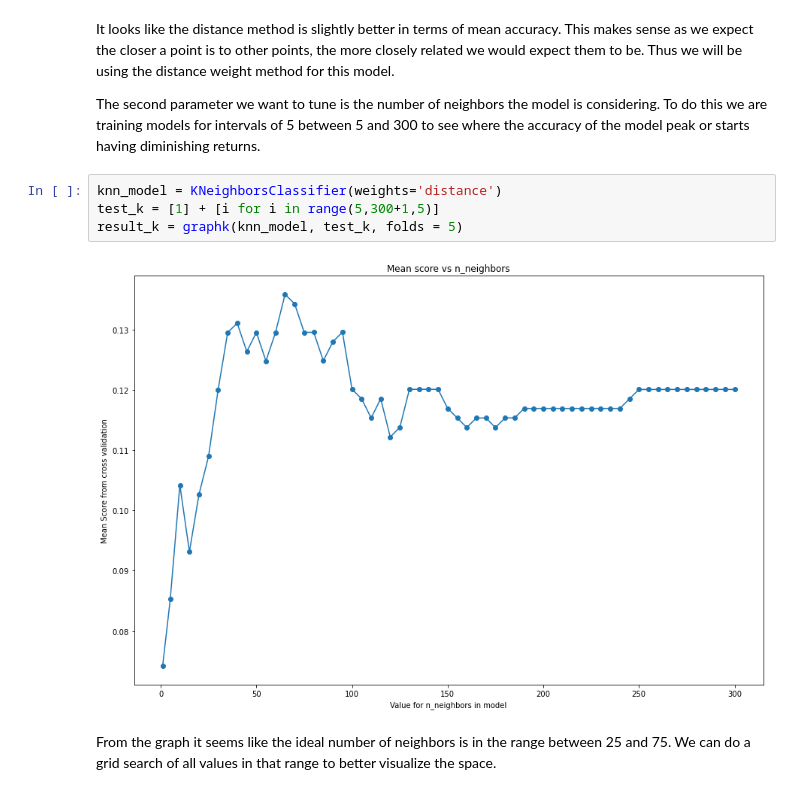
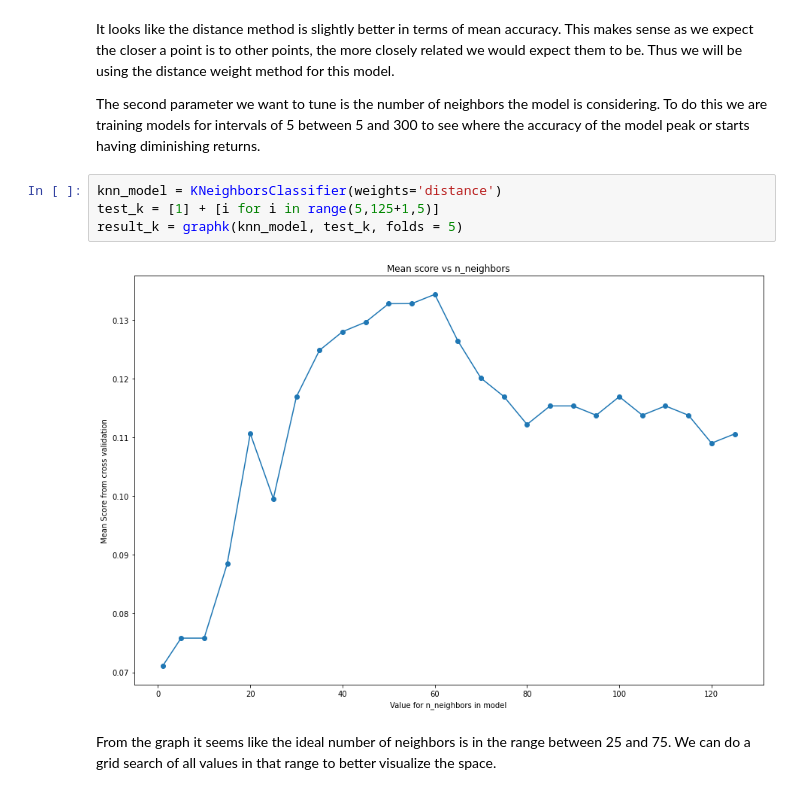
Before and after one commit to AndrewTrackim/cmsc320-final, a Jupyter notebook: final_tutorial.ipynb, the cells around one changed output. Cells and saved outputs as stored; diff of their text form.

```diff
--- a/final_tutorial.ipynb
+++ b/final_tutorial.ipynb
@@ -705,10 +705,10 @@ It looks like the distance method is slightly better in terms of mean accuracy.
 The second parameter we want to tune is the number of neighbors the model is considering. To do this we are training models for intervals of 5 between 5 and 300 to see where the accuracy of the model peak or starts having diminishing returns.
 # %%
 knn_model = KNeighborsClassifier(weights='distance')
-test_k = [1] + [i for i in range(5,300+1,5)]
+test_k = [1] + [i for i in range(5,125+1,5)]
 result_k = graphk(knn_model, test_k, folds = 5)
 # %% [output]
-[figure, old version]
+[figure, new version]
 # %% [markdown]
 From the graph it seems like the ideal number of neighbors is in the range between 25 and 75. We can do a grid search of all values in that range to better visualize the space.
 # %%
```
Also changed, not shown: parts of 11 cells of this notebook, 1 other file.
